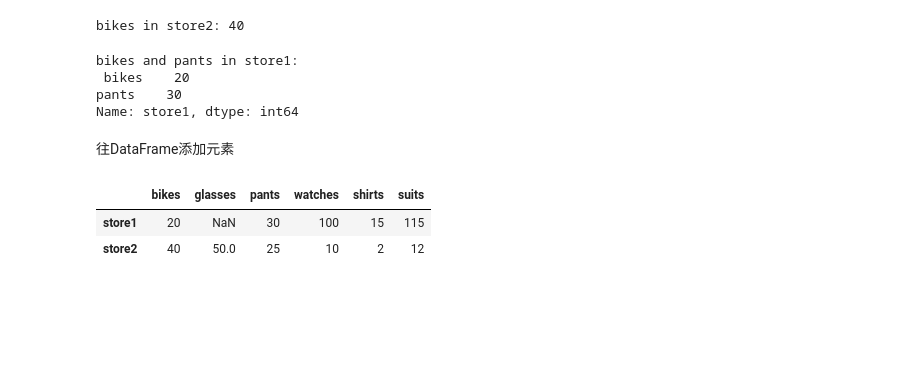
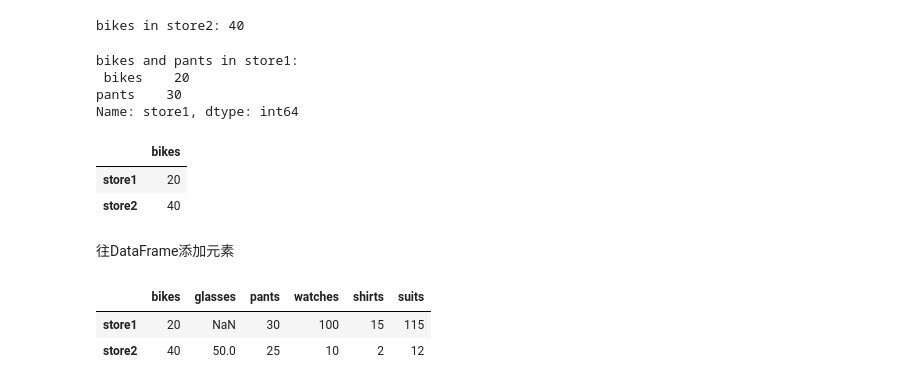
Before and after one commit to lssxfy123/PythonStudy, a Jupyter notebook: udacity_test/numpy_test/pandas_test4.ipynb, the cells around one changed output. Saved outputs shown, nothing was run; the diff lists cells and outputs as text; code cells hidden in the pictures; blank space fills up the shorter version.

```diff
--- a/udacity_test/numpy_test/pandas_test4.ipynb
+++ b/udacity_test/numpy_test/pandas_test4.ipynb
@@ -83,6 +83,13 @@ bikes and pants in store1:
  bikes    20
 pants    30
 Name: store1, dtype: int64
+# %%
+## bikes列的前两行
+store_items[['bikes']][0:2]
+# %% [output]
+|  | bikes |
+| store1 | 20 |
+| store2 | 40 |
 # %% [markdown]
 往DataFrame添加元素
 # %%
```
Also changed, not shown: 4 other files.
